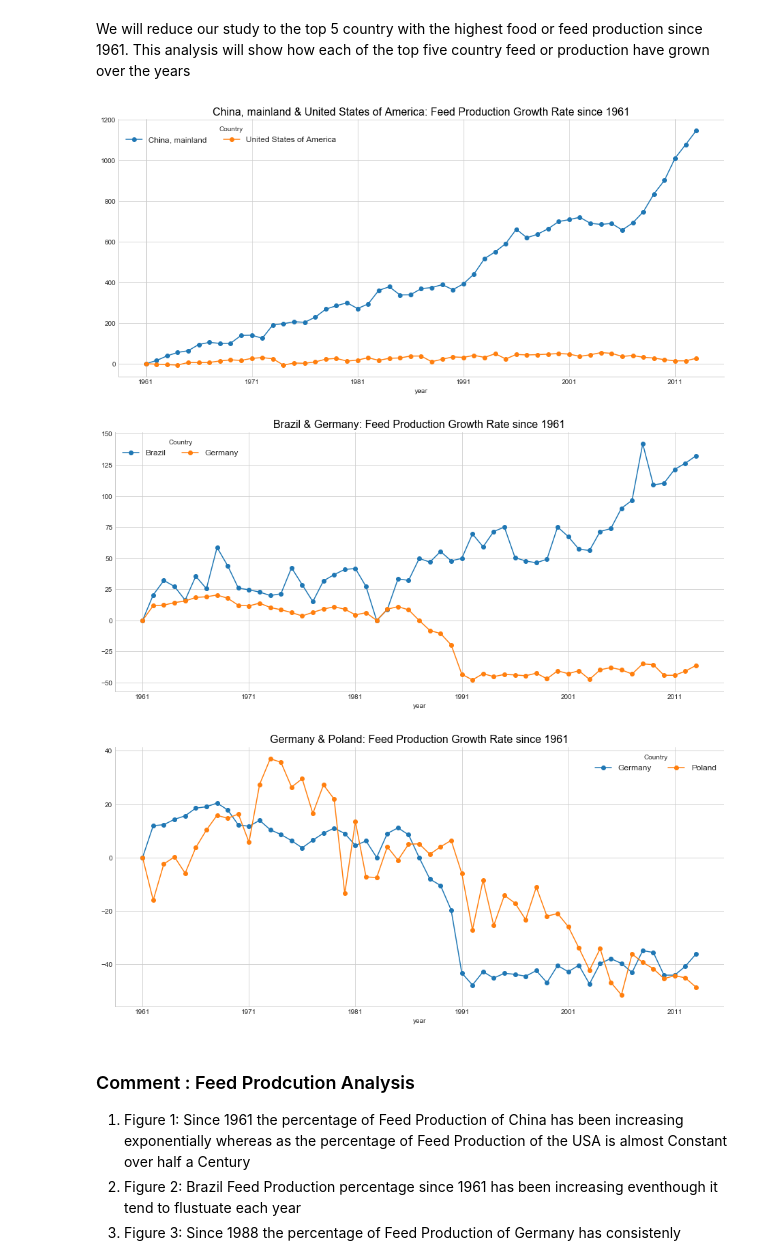
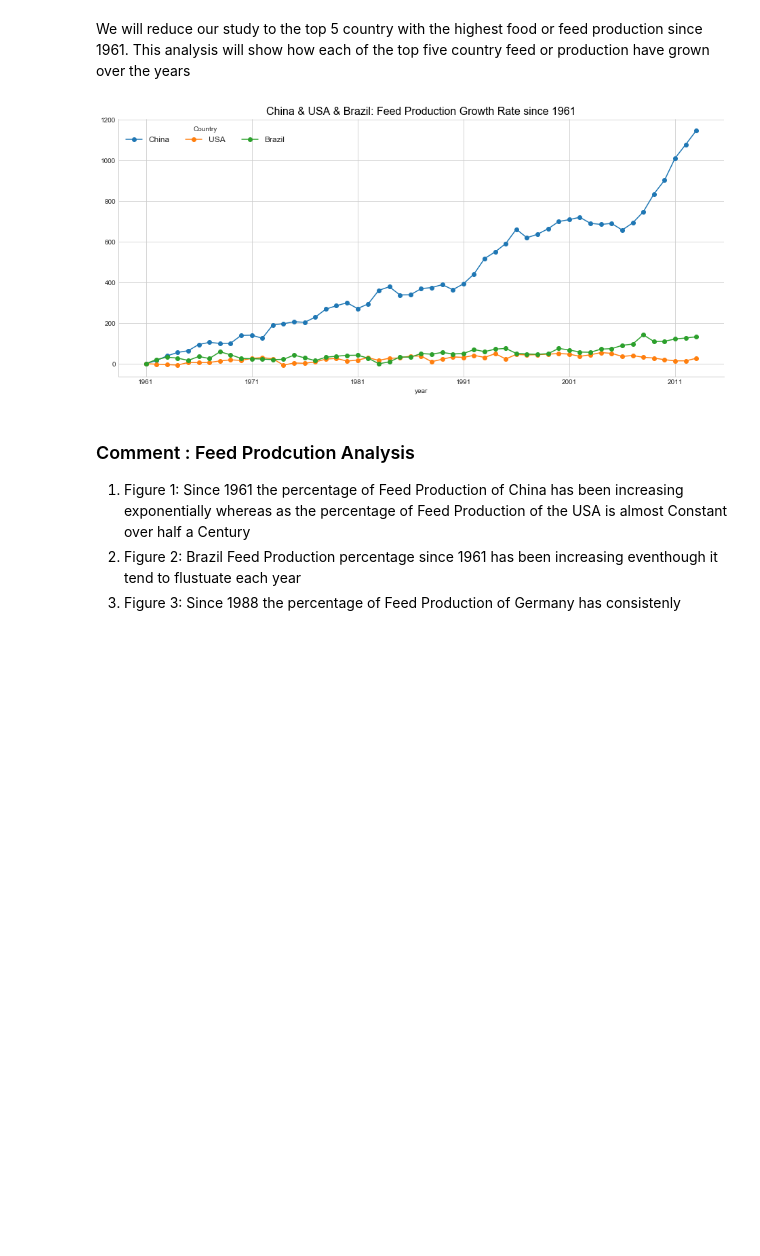
Before and after one commit to H-Nike/Kaggle_project, a Jupyter notebook: Food we Grow/Food we Grow.ipynb, the cells around one changed output. Drawn from its saved outputs; the diff is of its cells as text; code cells hidden in the pictures; blank space fills up the shorter version.

```diff
--- a/Food we Grow/Food we Grow.ipynb
+++ b/Food we Grow/Food we Grow.ipynb
@@ -30,6 +26,8 @@ df.rename({'variable':'year','value':'quantity','area':'country'},axis=1,inplace
 # %%
 # Removing the Y from the numbers in df.year
 df.year = df.year.str.replace('Y','')
+df.country = df.country.replace ({'China, mainland': 'China','United States of America':'USA',
+                                 'United Kingdom':'UK'})
 # %%
 df.head(2)
 # %% [output]
@@ -230,7 +172,7 @@ def pct_change (start_pt,current_pt):
     numb = round(numb,1)
     return numb
 # %%
-def pct_top_cnty (data):
+def pct_top_cnty_plot(data,text,a,b):
     # To extract the top 5 over 50 years
     ds = data.groupby('country')['quantity'].sum().reset_index().sort_values(by='quantity',ascending=False)
     # Reduce the data set to the top 5
@@ -245,29 +187,25 @@ def pct_top_cnty (data):
         d2['pct'] = pct
         d4 = pd.concat([d3,d2])
         d3 = d4
-    return d3
+#Create the Graph plot
+    f,ax = plt.subplots(figsize=(16,7))
+    ds = d3.groupby('country')['quantity'].sum().reset_index().sort_values(by='quantity',ascending=False)
+    title_list = []
+    for i in ds.head().country.values[a:b]:
+        d3[d3.country == i].plot(kind='line',x='year',y='pct',ax=ax,label= i,marker='o')
+        title_list.append(i)
+    ax.set_xticklabels(['0','1961','1971','1981','1991','2001','2011'])
+    ax.legend(loc='best',fontsize=12,title ='Country',ncol=3)
+    ax.set_title (title_list[0]+ ' & ' + title_list[1]+ ' & '+ title_list[2]+ ': ' + text +' Production Growth Rate since 1961',
+                  color='black',fontsize=16)
+    sns.despine()
+    return plt.show()
-# %%
-def pct_top_cnty_plot(data,text,a,b):
-    f,ax = plt.subplots(figsize=(16,7))
-    ds = pct_top_cnty(data).groupby('country')['quantity'].sum().reset_index().sort_values(by='quantity',ascending=False)
-    title_list = []
-    for i in ds.head().country.values[a:b]:
-        pct_top_cnty(data)[pct_top_cnty(data).country == i].plot(kind='line',x='year',y='pct',ax=ax,label= i,marker='o')
-        title_list.append(i)
-    ax.set_xticklabels(['0','1961','1971','1981','1991','2001','2011'])
-    ax.legend(loc='best',fontsize=12,title ='Country',ncol=3)
-    ax.set_title (title_list[0]+ ' & ' + title_list[1]+ ': ' + text +' Production Growth Rate since 1961',
-                  color='black',fontsize=16)
-    sns.despine()
-    return plt.show()
 # %%
-pct_top_cnty_plot(df_feed,'Feed',0,2)
-pct_top_cnty_plot(df_feed,'Feed',2,4)
-pct_top_cnty_plot(df_feed,'Feed',3,5)
+pct_top_cnty_plot(df_feed,'Feed',0,3)
+#pct_top_cnty_plot(df_feed,'Feed',2,4)
+#pct_top_cnty_plot(df_feed,'Feed',3,5)
 # %% [output]
-[figure, old version]
+[figure, new version]
-[figure, removed]
-[figure, removed]
 # %% [markdown]
 ### Comment : Feed Prodcution Analysis
 1. Figure 1: Since 1961 the percentage of Feed Production of China has been increasing exponentially whereas as the percentage of Feed Production of the USA is almost Constant over half a Century
```
Also changed, not shown: parts of 38 cells of this notebook, 3 other files.
